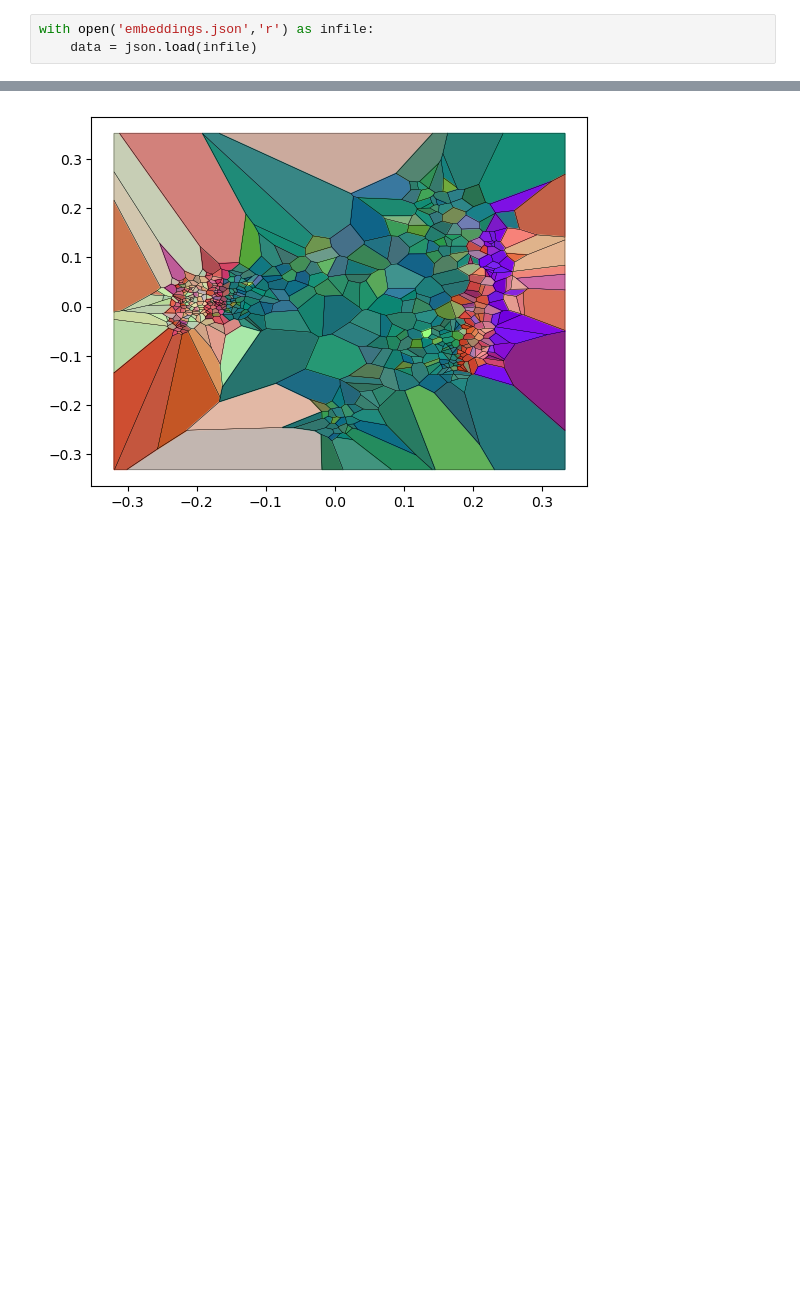
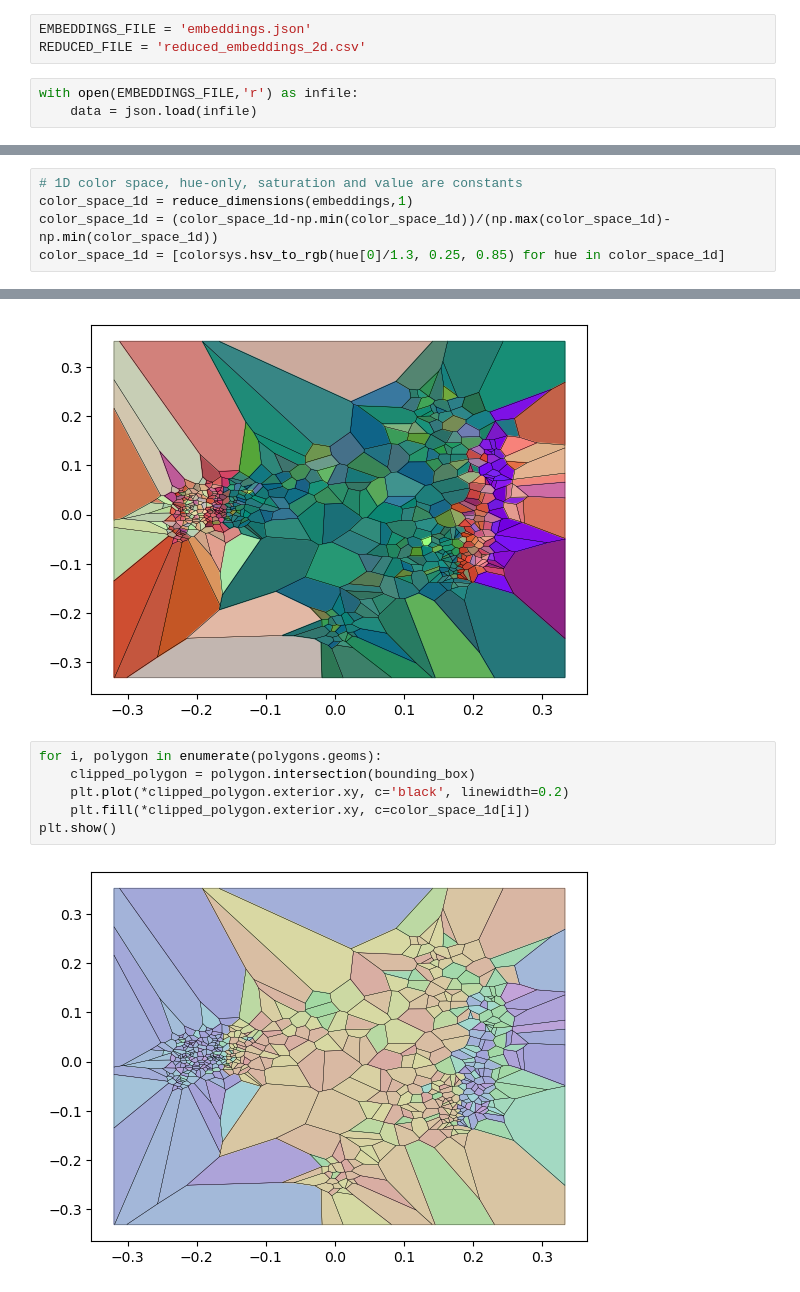
Before and after one commit to aidanbx/GraphGurusVault, a Jupyter notebook: src/Voronoi.ipynb, the cells around one changed output, grey strips where cells are left out. Saved outputs shown, nothing was run; the diff lists cells and outputs as text; blank space fills up the shorter version.

```diff
--- a/src/Voronoi.ipynb
+++ b/src/Voronoi.ipynb
@@ -9,5 +13,8 @@ from dimensionality_reduction import reduce_dimensions
+# %%
+EMBEDDINGS_FILE = 'embeddings.json'
+REDUCED_FILE = 'reduced_embeddings_2d.csv'
 # %%
-with open('embeddings.json','r') as infile:
+with open(EMBEDDINGS_FILE,'r') as infile:
     data = json.load(infile)
 # %%
 embedding_labels = list(data.keys())
@@ -36,6 +60,11 @@ color_space = (color_space-np.min(color_space))/(np.max(color_space)-np.min(colo
 # %%
 hsv_colors = [colorsys.rgb_to_hsv(*color) for color in color_space]
 tweaked_colors = [colorsys.hsv_to_rgb(hue, saturation/2, 1-((1-value)/1.25)) for hue,saturation,value in hsv_colors]
+# %%
+# 1D color space, hue-only, saturation and value are constants
+color_space_1d = reduce_dimensions(embeddings,1)
+color_space_1d = (color_space_1d-np.min(color_space_1d))/(np.max(color_space_1d)-np.min(color_space_1d))
+color_space_1d = [colorsys.hsv_to_rgb(hue[0]/1.3, 0.25, 0.85) for hue in color_space_1d]
 # %%
 for i, polygon in enumerate(polygons.geoms):
     clipped_polygon = polygon.intersection(bounding_box)
@@ -44,3 +73,11 @@ for i, polygon in enumerate(polygons.geoms):
 plt.show()
 # %% [output]
 [figure]
+# %%
+for i, polygon in enumerate(polygons.geoms):
+    clipped_polygon = polygon.intersection(bounding_box)
+    plt.plot(*clipped_polygon.exterior.xy, c='black', linewidth=0.2)
+    plt.fill(*clipped_polygon.exterior.xy, c=color_space_1d[i])
+plt.show()
+# %% [output]
+[figure, added]
```
Also changed, not shown: parts of 27 cells of this notebook.
